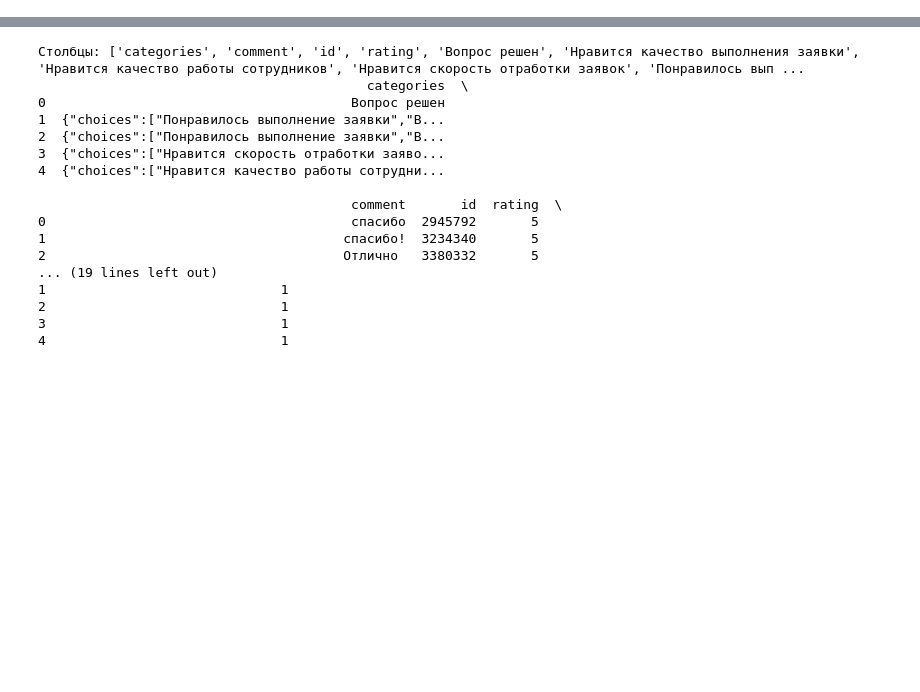
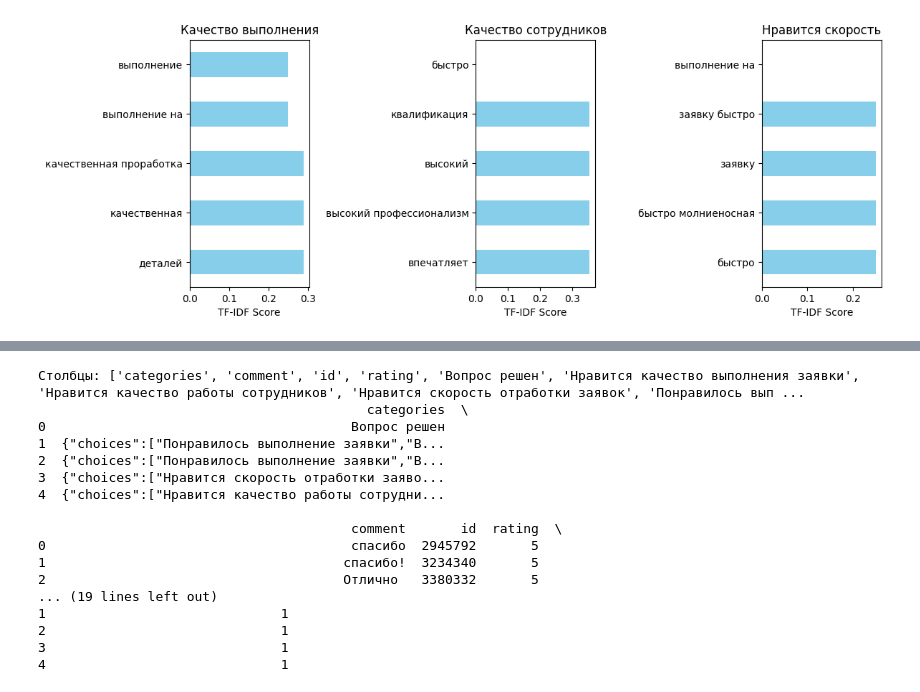
Before and after one commit to darinbtw/intensive_4, a Jupyter notebook: filling in the data.ipynb, the cells around one changed output, grey strips where cells are left out. Cells and saved outputs as stored; diff of their text form; code cells hidden in the pictures; blank space fills up the shorter version.

```diff
--- a/filling in the data.ipynb
+++ b/filling in the data.ipynb
@@ -29,3 +30,65 @@ dt_pr
+# %%
+import pandas as pd
+import matplotlib.pyplot as plt
+from sklearn.feature_extraction.text import TfidfVectorizer
+
+# Синтетические данные (замените своими реальными данными)
+data = {
+    'text': [
+        # Категория 1: Скорость
+        'обработали заявку быстро, молниеносная реакция',
+        'скорость обработки превзошла ожидания',
+
+        # Категория 2: Качество выполнения
+        'качественная проработка деталей заявки',
+        'выполнение на высшем уровне',
+
+        # Категория 3: Качество сотрудников
+        'сотрудник проявил высокий профессионализм',
+        'квалификация персонала впечатляет',
+    ],
+    'category': [
+        'Нравится скорость', 'Нравится скорость',
+        'Качество выполнения', 'Качество выполнения',
+        'Качество сотрудников', 'Качество сотрудников',
+    ]
+}
+
+df = pd.DataFrame(data)
+
+# Настройка TF-IDF с русскими стоп-словами
+tfidf = TfidfVectorizer(
+    stop_words=['очень', 'что', 'это', 'как', 'заявка', 'заявки'],
+    max_features=15,
+    ngram_range=(1, 2)
+)
+
+# Применение TF-IDF
+tfidf_matrix = tfidf.fit_transform(df['text'])
+
+# Создание DataFrame с весами
+tfidf_df = pd.DataFrame(
+    tfidf_matrix.toarray(),
+    columns=tfidf.get_feature_names_out(),
+    index=df['category']
+)
+
+# Группировка и усреднение по категориям
+result = tfidf_df.groupby(level=0).mean().T.sort_values(by='Нравится скорость', ascending=False)
+
+# Визуализация
+plt.figure(figsize=(12, 8))
+for idx, category in enumerate(result.columns):
+    top_words = result[category].nlargest(5)
+    plt.subplot(2, 3, idx+1)
+    top_words.plot(kind='barh', color='skyblue')
+    plt.title(category)
+    plt.xlabel('TF-IDF Score')
+
+plt.tight_layout()
+plt.show()
+# %% [output]
+[figure, added]
 # %%
 df = dt_pr.drop(columns=['annotator', 'annotation_id', 'created_at', 'lead_time', 'updated_at'], axis=1)
 
```
Also changed, not shown: parts of 5 cells of this notebook, 4 other files.
